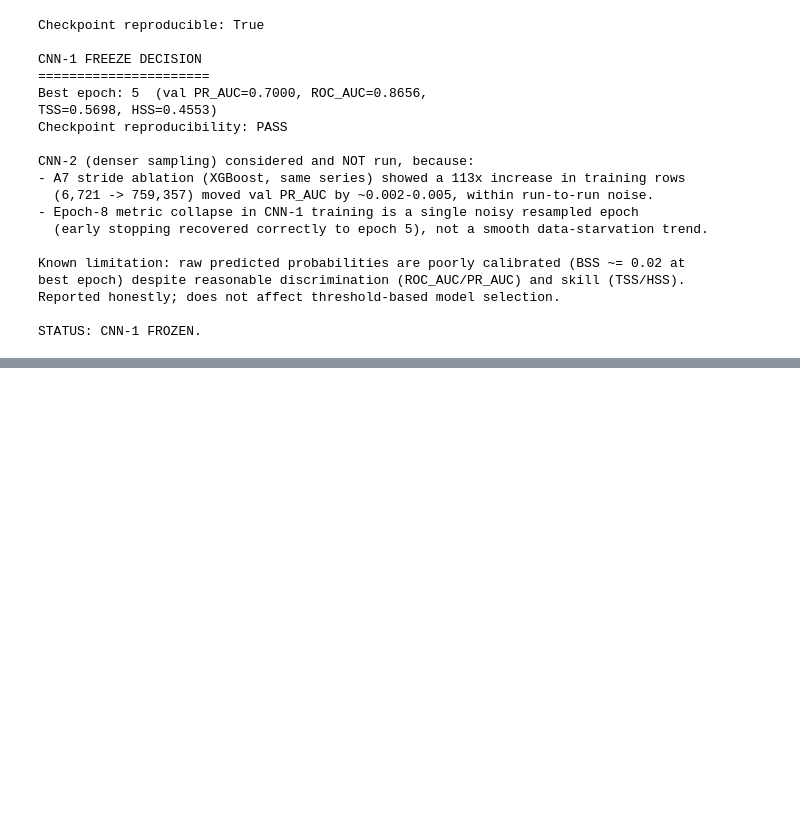
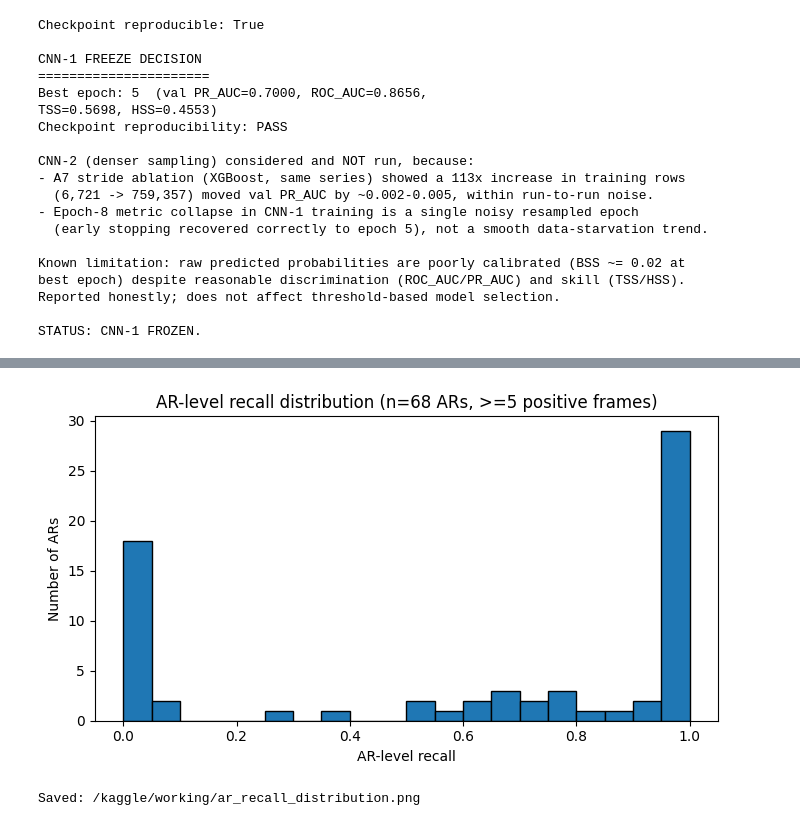
Before and after one commit to EsayasDS/Solar-flare-forecasting, a Jupyter notebook: solar-flare-forecasting.ipynb, the cells around one changed output, grey strips where cells are left out. Cells and saved outputs as stored; diff of their text form; code cells hidden in the pictures; blank space fills up the shorter version.

```diff
--- a/solar-flare-forecasting.ipynb
+++ b/solar-flare-forecasting.ipynb
@@ -2158,0 +4253,63 @@ VERDICT: frozen ImageNet features underperform CNN-1 -> frozen transfer learning
+# %%
+# ERROR-8 — Section E: full AR-level recall distribution (n=68 ARs, >=5 positive frames,
+# same stability cutoff used throughout the AR-level analysis). Tests whether the 18
+# zero-recall ARs sit on a genuine separate cluster or are just the tail of a continuum,
+# and whether they can be explained away by having fewer positive frames (noisier estimates).
+
+from sklearn.mixture import GaussianMixture
+
+ar_pop = ar_summary[ar_summary["n_positive"] >= 5].copy()
+print(f"## AR-level recall distribution (n={len(ar_pop)} ARs with >=5 positive frames)\n")
+print(ar_pop["recall"].describe().round(4))
+
+bins_r = [0, 0.001, 0.25, 0.5, 0.75, 1.0001]
+bin_labels = ["==0", "(0,0.25]", "(0.25,0.5]", "(0.5,0.75]", "(0.75,1.0]"]
+ar_pop["recall_bin"] = pd.cut(ar_pop["recall"], bins=bins_r, labels=bin_labels, include_lowest=True, right=True)
+print("\nAR counts by recall bin:")
+print(ar_pop["recall_bin"].value_counts().reindex(bin_labels))
+
+# --- descriptive-only bimodality check: 1-component vs 2-component Gaussian mixture, BIC ---
+X = ar_pop["recall"].to_numpy().reshape(-1, 1)
+bic1 = GaussianMixture(n_components=1, random_state=CFG["seed"]).fit(X).bic(X)
+bic2 = GaussianMixture(n_components=2, random_state=CFG["seed"]).fit(X).bic(X)
+print(f"\nGaussian mixture BIC -- 1 component: {bic1:.2f}   2 components: {bic2:.2f}")
+print("(Lower BIC preferred. This is descriptive evidence for/against a two-cluster")
+print(" structure in AR-level recall, not a formal bimodality test.)")
+
+# --- AR-level FN concentration, same style as the FP concentration check in Section C ---
+ar_by_fn = ar_summary.sort_values("n_FN", ascending=False).reset_index(drop=True)
+ar_by_fn["cum_fn_pct"] = 100 * ar_by_fn["n_FN"].cumsum() / ar_by_fn["n_FN"].sum()
+total_ars_fn = len(ar_by_fn)
+n_for_50_fn = int((ar_by_fn["cum_fn_pct"] < 50).sum()) + 1
+n_for_80_fn = int((ar_by_fn["cum_fn_pct"] < 80).sum()) + 1
+print(f"\n## AR-level FN concentration (all {total_ars_fn} test ARs)")
+print(f"ARs needed for 50% of all FN: {n_for_50_fn} ({100*n_for_50_fn/total_ars_fn:.1f}% of ARs)")
+print(f"ARs needed for 80% of all FN: {n_for_80_fn} ({100*n_for_80_fn/total_ars_fn:.1f}% of ARs)")
+
+# --- does recall==0 simply reflect fewer positive frames (noisier estimate), rather than a
+#     genuine detection failure? ---
+zero_recall_mask = ar_pop["recall"] == 0
+print(f"\n## n_positive: zero-recall ARs vs other ARs")
+print(f"Zero-recall (n={zero_recall_mask.sum()}): n_positive median="
+      f"{ar_pop.loc[zero_recall_mask,'n_positive'].median():.0f}, mean="
+      f"{ar_pop.loc[zero_recall_mask,'n_positive'].mean():.1f}")
+print(f"Other (n={(~zero_recall_mask).sum()}): n_positive median="
+      f"{ar_pop.loc[~zero_recall_mask,'n_positive'].median():.0f}, mean="
+      f"{ar_pop.loc[~zero_recall_mask,'n_positive'].mean():.1f}")
+u3, p3 = stats.mannwhitneyu(ar_pop.loc[zero_recall_mask, "n_positive"],
+                              ar_pop.loc[~zero_recall_mask, "n_positive"], alternative="two-sided")
+print(f"Mann-Whitney U (n_positive, zero-recall vs other): U={u3:.1f}, p={p3:.4f}")
+print("(If p is small AND zero-recall ARs have FEWER positive frames, low recall could partly")
+print(" reflect noisy small-sample estimates rather than a genuine detection failure.)")
+
+# --- publication-quality plot ---
+fig, ax = plt.subplots(figsize=(7, 4))
+ax.hist(ar_pop["recall"], bins=20, edgecolor="black")
+ax.set_xlabel("AR-level recall")
+ax.set_ylabel("Number of ARs")
+ax.set_title(f"AR-level recall distribution (n={len(ar_pop)} ARs, >=5 positive frames)")
+plt.tight_layout()
+plt.savefig("/kaggle/working/ar_recall_distribution.png", dpi=150)
+plt.show()
+print("\nSaved: /kaggle/working/ar_recall_distribution.png")
+# %% [output]
@@ -2158,0 +4333,2 @@ VERDICT: frozen ImageNet features underperform CNN-1 -> frozen transfer learning
+[figure, added]
+Saved: /kaggle/working/ar_recall_distribution.png
```
Also changed, not shown: parts of 41 cells of this notebook.
